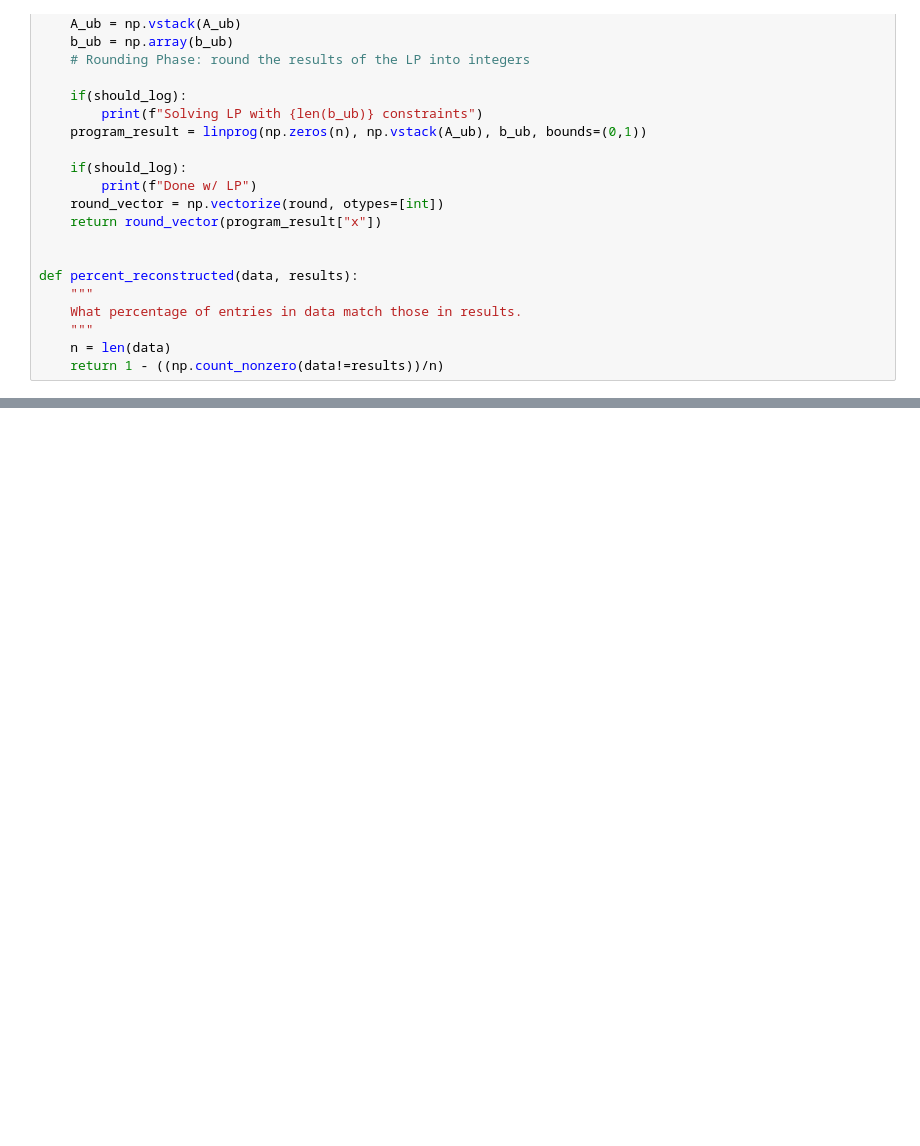
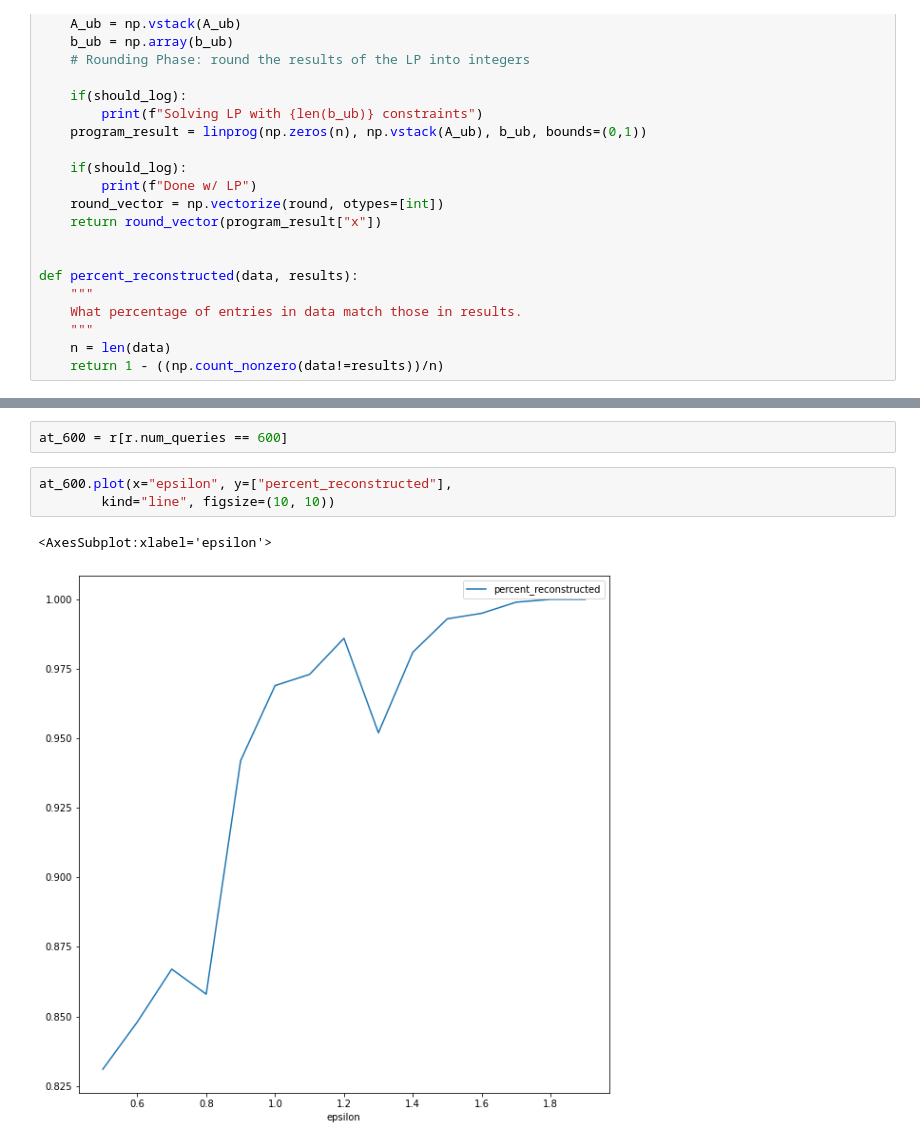
Before and after one commit to mgul999/cs226finalproject, a Jupyter notebook: 226 final project.ipynb, the cells around one changed output, grey strips where cells are left out. Saved outputs shown, nothing was run; the diff lists cells and outputs as text; blank space fills up the shorter version.

```diff
--- a/226 final project.ipynb
+++ b/226 final project.ipynb
@@ -159,0 +236,8 @@ r
+# %%
+at_600 = r[r.num_queries == 600]
+# %%
+at_600.plot(x="epsilon", y=["percent_reconstructed"],
+        kind="line", figsize=(10, 10))
+# %% [output]
+<AxesSubplot:xlabel='epsilon'>
+[figure, added]
```
Also changed, not shown: parts of 6 cells of this notebook.
